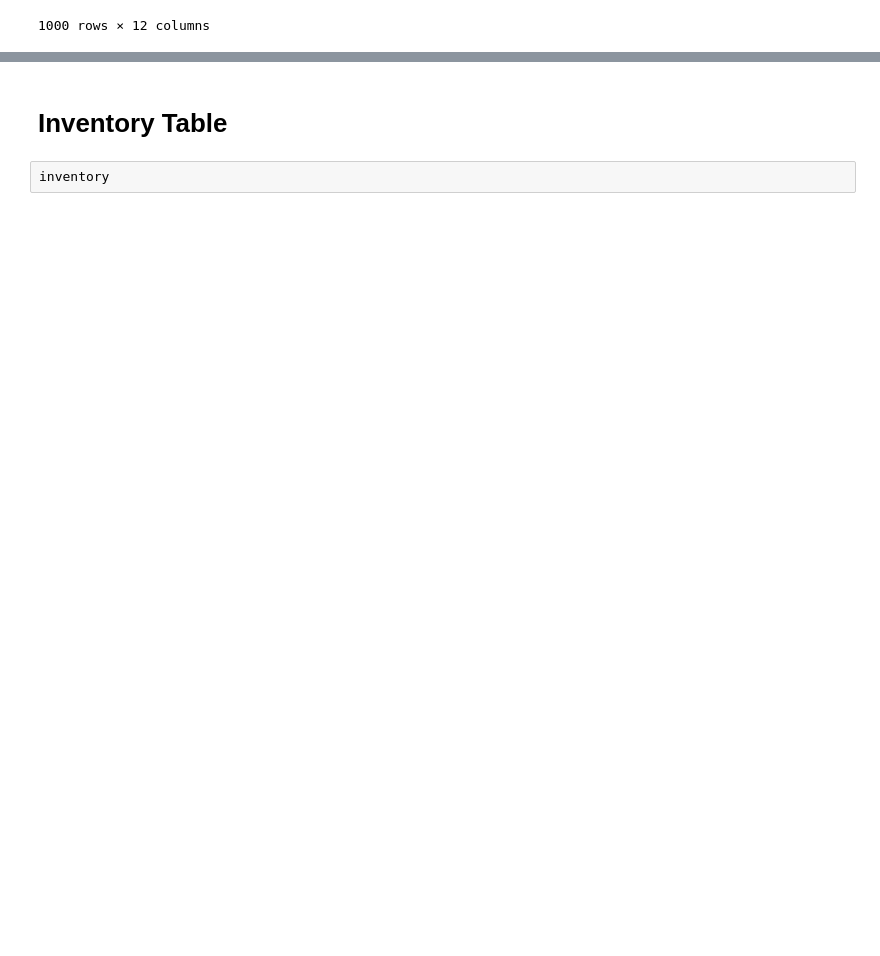
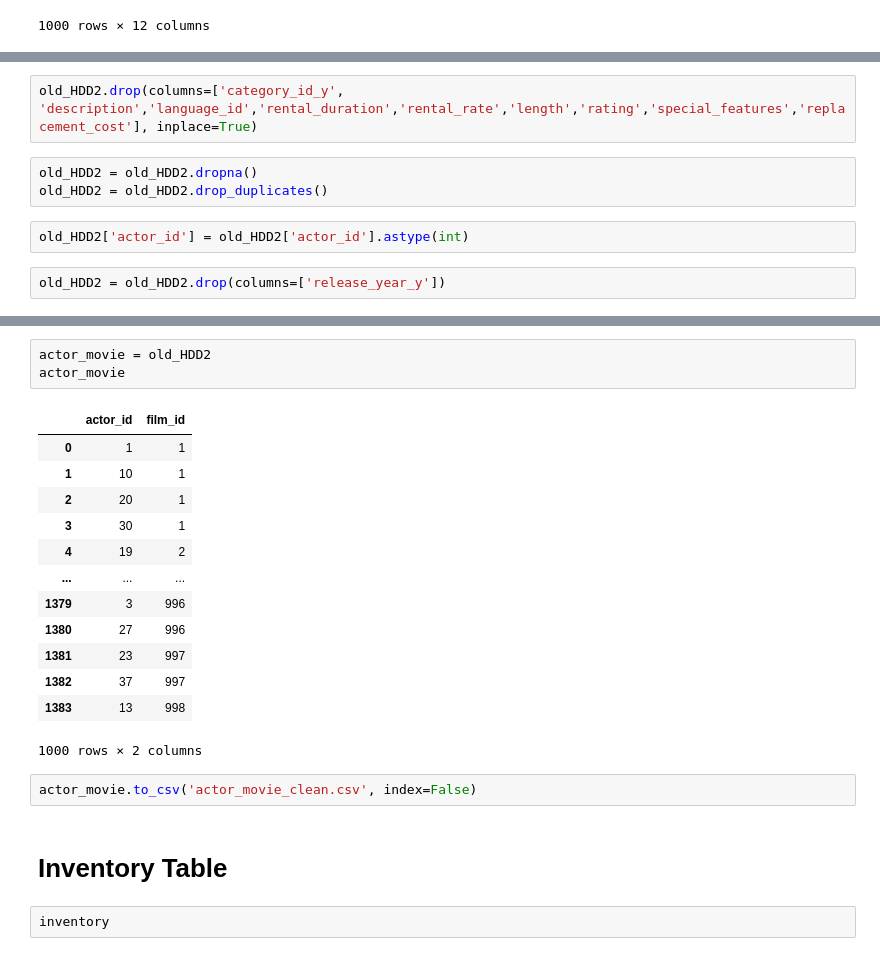
Before and after one commit to rodrigogtz99/w3-project_SQL, a Jupyter notebook: data/Data Cleaning-Final.ipynb, the cells around one changed output, grey strips where cells are left out. Saved outputs shown, nothing was run; the diff lists cells and outputs as text; blank space fills up the shorter version.

```diff
--- a/data/Data Cleaning-Final.ipynb
+++ b/data/Data Cleaning-Final.ipynb
@@ -314,0 +335,9 @@ df['full_name'] = df['first_name'] + ' ' + df['last_name']
+# %%
+old_HDD2.drop(columns=['category_id_y', 'description','language_id','rental_duration','rental_rate','length','rating','special_features','replacement_cost'], inplace=True)
+# %%
+old_HDD2 = old_HDD2.dropna()
+old_HDD2 = old_HDD2.drop_duplicates()
+# %%
+old_HDD2['actor_id'] = old_HDD2['actor_id'].astype(int)
+# %%
+old_HDD2 = old_HDD2.drop(columns=['release_year_y'])
@@ -315,3 +360,22 @@ df['full_name'] = df['first_name'] + ' ' + df['last_name']
+# %%
+actor_movie = old_HDD2
+actor_movie
+# %% [output]
+|  | actor_id | film_id |
+| 0 | 1 | 1 |
+| 1 | 10 | 1 |
+| 2 | 20 | 1 |
+| 3 | 30 | 1 |
+| 4 | 19 | 2 |
+| ... | ... | ... |
+| 1379 | 3 | 996 |
+| 1380 | 27 | 996 |
+| 1381 | 23 | 997 |
+| 1382 | 37 | 997 |
+| 1383 | 13 | 998 |
+1000 rows × 2 columns
+# %%
+actor_movie.to_csv('actor_movie_clean.csv', index=False)
 # %% [markdown]
 # Inventory Table
 # %%
```
Also changed, not shown: parts of 39 cells of this notebook, 9 other files.
